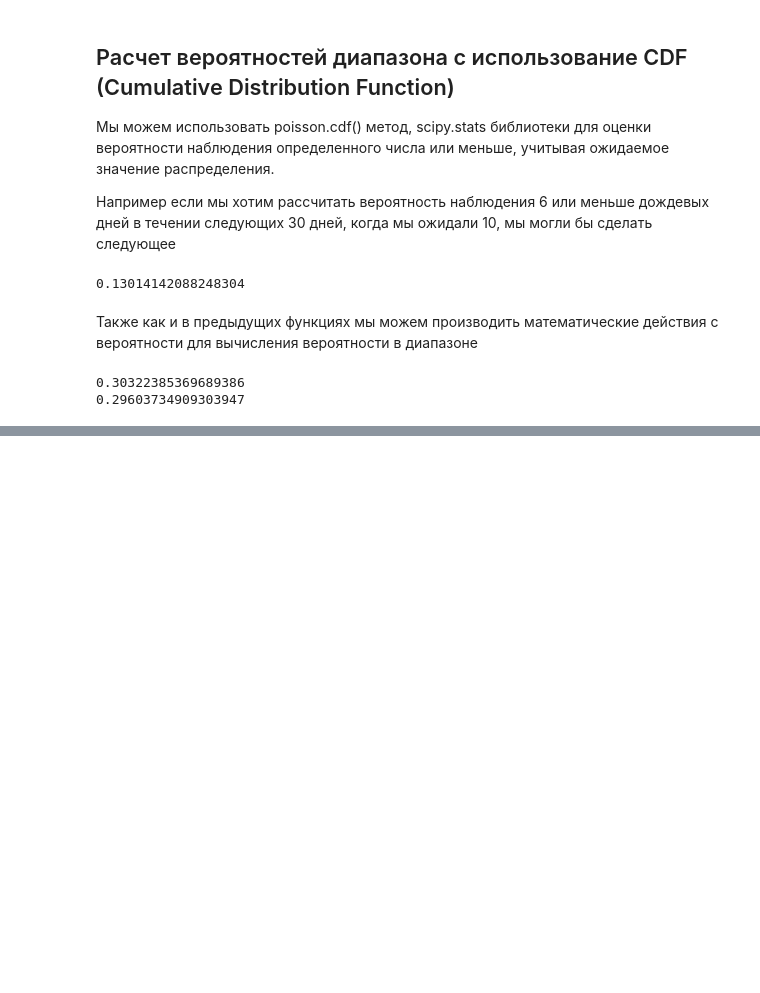
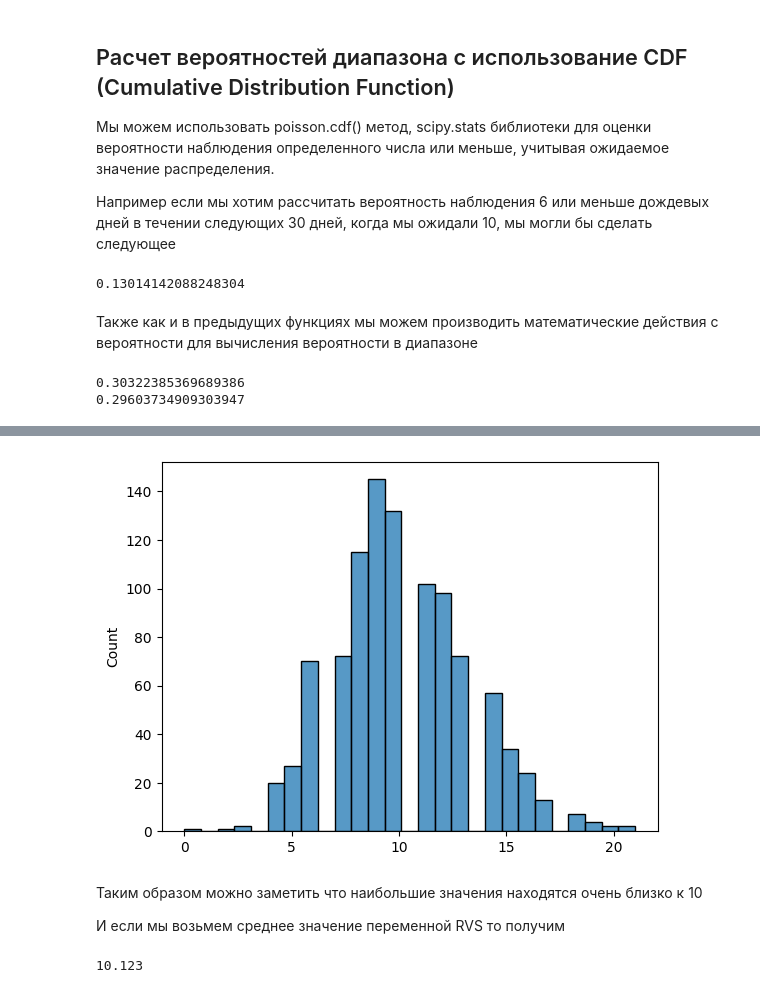
Before and after one commit to artipyz/DS-ML-Path, a Jupyter notebook: Probabilty/Probability Distributions/poisson distribution.ipynb, the cells around one changed output, grey strips where cells are left out. Cells and saved outputs as stored; diff of their text form; code cells hidden in the pictures; blank space fills up the shorter version.

```diff
--- a/Probabilty/Probability Distributions/poisson distribution.ipynb
+++ b/Probabilty/Probability Distributions/poisson distribution.ipynb
@@ -77,0 +92,20 @@ print(stats.poisson.cdf(18, 10) - stats.poisson.cdf(11, 10))
+# %%
+import scipy.stats as stats
+import matplotlib.pyplot as plt
+import seaborn as sns
+
+rvs = stats.poisson.rvs(10, size = 1000)
+sns.histplot(rvs)
+plt.show()
+plt.close()
+# %% [output]
+[figure, added]
+# %% [markdown]
+Таким образом можно заметить что наибольшие значения находятся очень близко к 10
+
+И если мы возьмем среднее значение переменной RVS то получим
+# %%
+print(rvs.mean())
+# Значение приближенное к 10
+# %% [output]
+10.123
```
Also changed, not shown: parts of 7 cells of this notebook, 10 other files.
